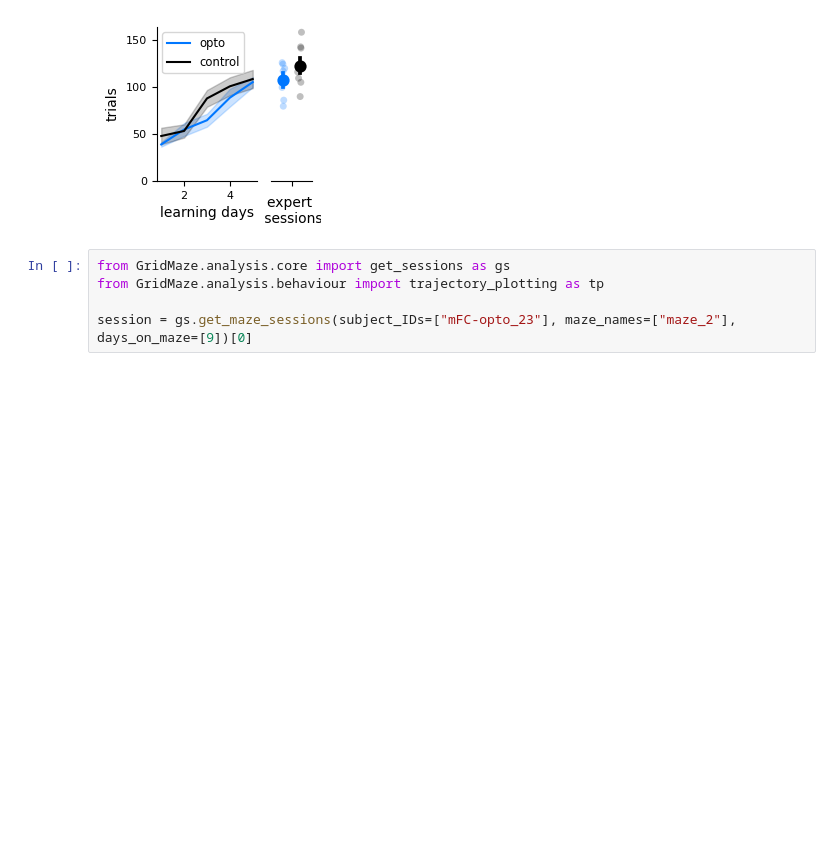
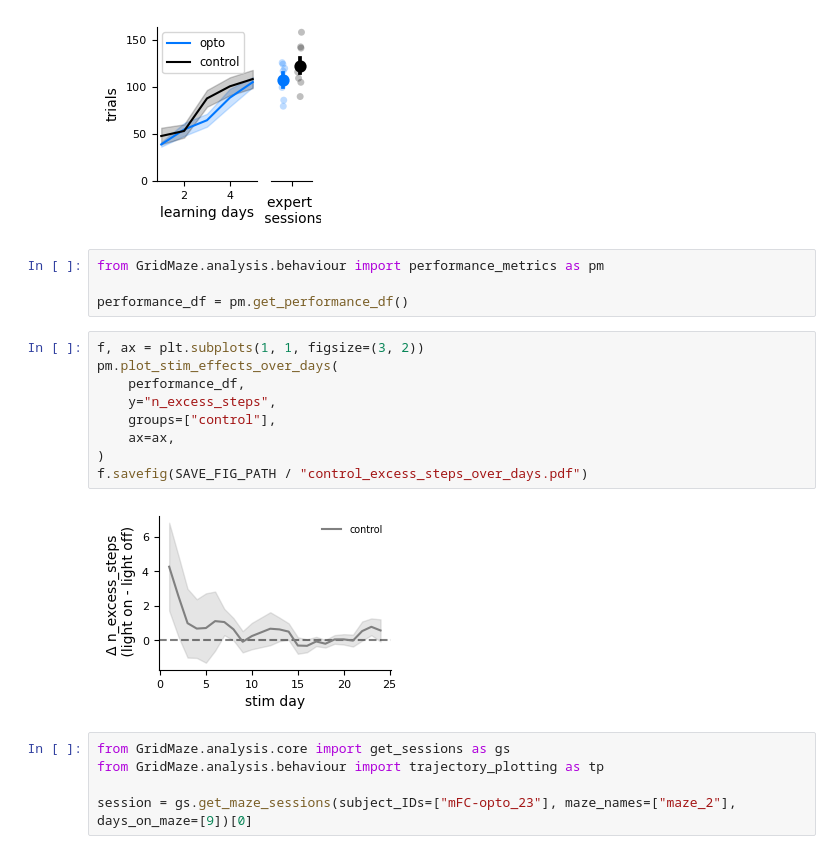
Before and after one commit to peterdoohan/goalNav_mFC-opto3, a Jupyter notebook: code/Notebooks/supp_figure.ipynb, the cells around one changed output. Saved outputs shown, nothing was run; the diff lists cells and outputs as text; blank space fills up the shorter version.

```diff
--- a/code/Notebooks/supp_figure.ipynb
+++ b/code/Notebooks/supp_figure.ipynb
@@ -80,6 +80,21 @@ Mean group size:        5.0
 Expert performance stats:
 random effects t-test: t(13)=1.41, p=0.182
 [figure]
+# %%
+from GridMaze.analysis.behaviour import performance_metrics as pm
+
+performance_df = pm.get_performance_df()
+# %%
+f, ax = plt.subplots(1, 1, figsize=(3, 2))
+pm.plot_stim_effects_over_days(
+    performance_df,
+    y="n_excess_steps",
+    groups=["control"],
+    ax=ax,
+)
+f.savefig(SAVE_FIG_PATH / "control_excess_steps_over_days.pdf")
+# %% [output]
+[figure, added]
 # %%
 from GridMaze.analysis.core import get_sessions as gs
 from GridMaze.analysis.behaviour import trajectory_plotting as tp
```
